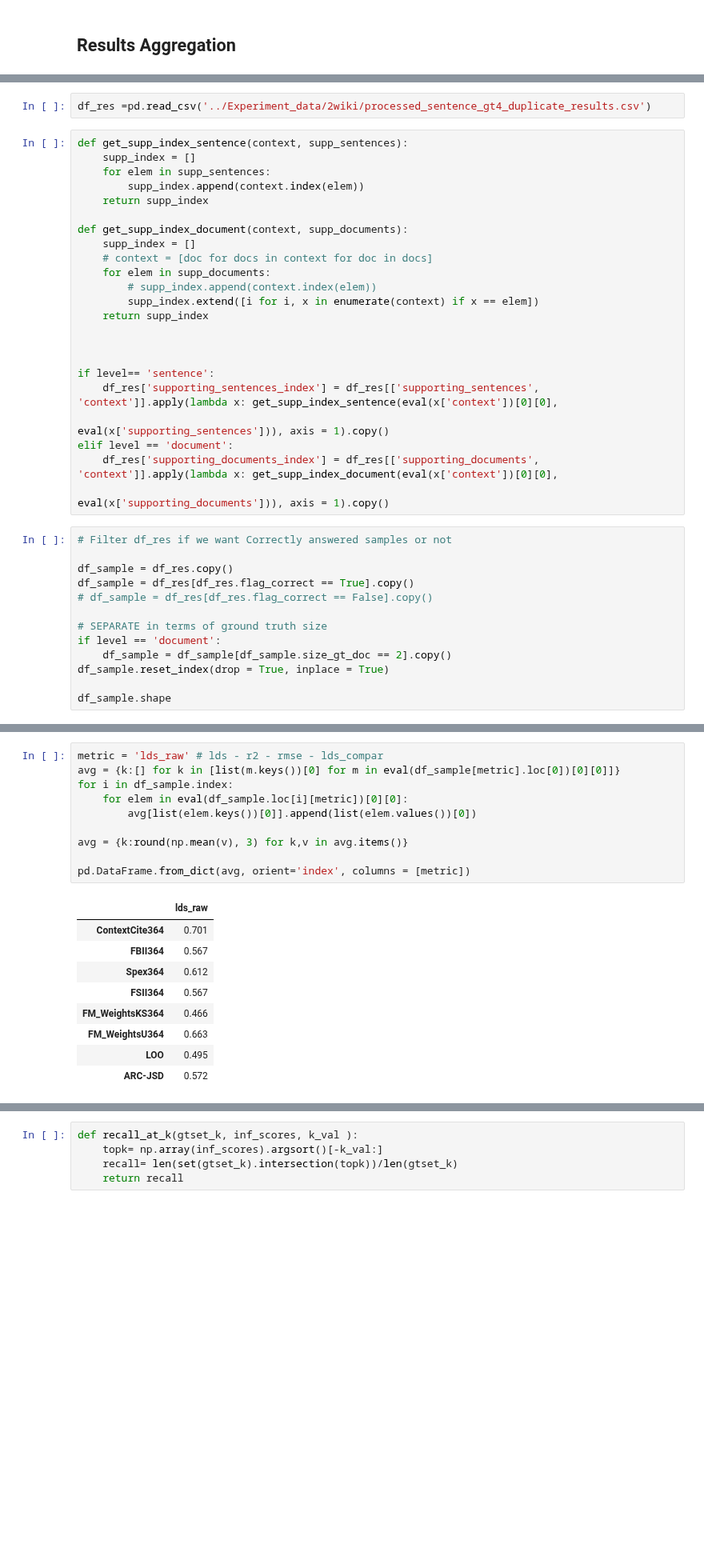
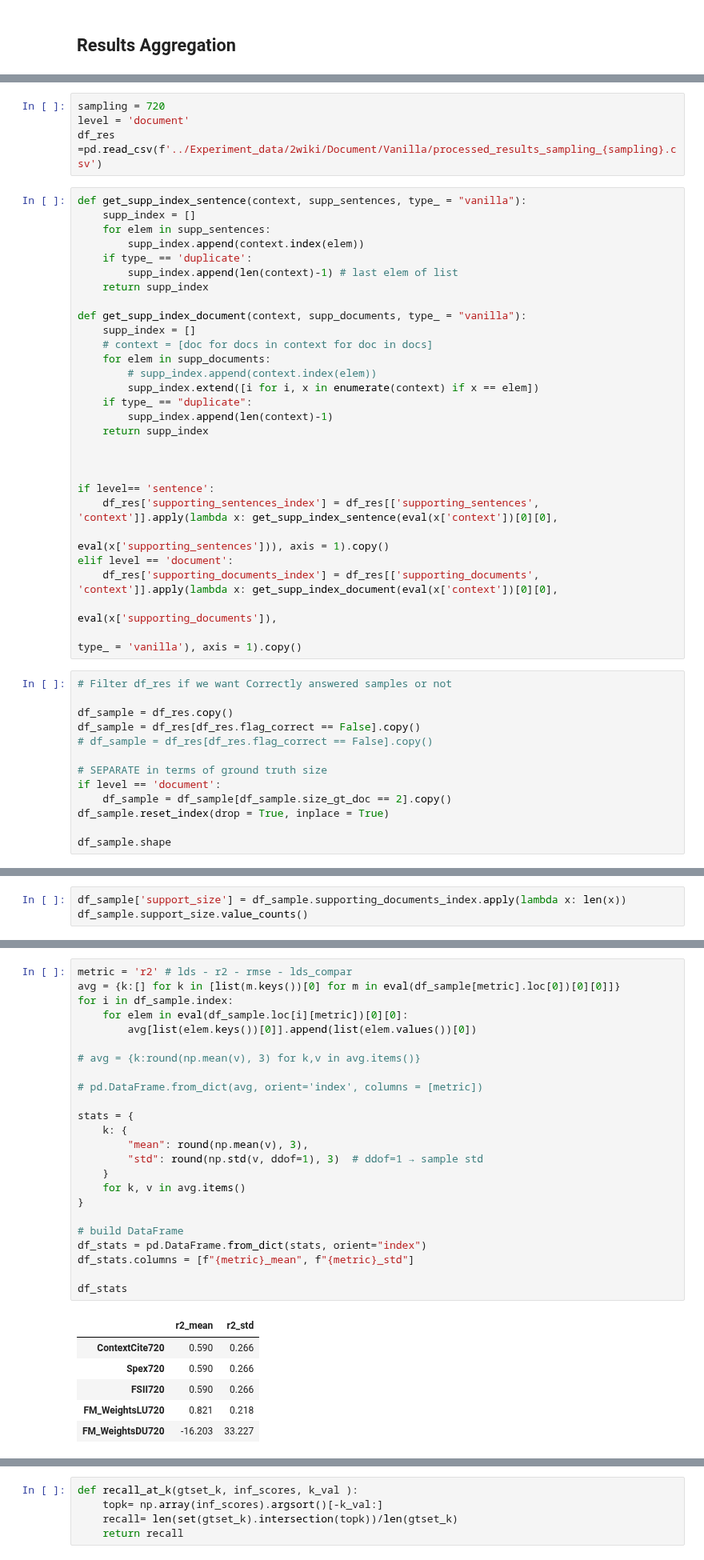
Before and after one commit to iNema9590/LLMX, a Jupyter notebook: Notebooks/2wiki.ipynb, the cells around one changed output, grey strips where cells are left out. Shown at 80% size. Cells and saved outputs as stored; diff of their text form; blank space fills up the shorter version.

```diff
--- a/Notebooks/2wiki.ipynb
+++ b/Notebooks/2wiki.ipynb
@@ -611,18 +608,24 @@ df_res.to_csv('../Experiment_data/2wiki/processed_sentence_gt4_duplicate_results
 # %%
-df_res =pd.read_csv('../Experiment_data/2wiki/processed_sentence_gt4_duplicate_results.csv')
+sampling = 720
+level = 'document'
+df_res =pd.read_csv(f'../Experiment_data/2wiki/Document/Vanilla/processed_results_sampling_{sampling}.csv')
 # %%
-def get_supp_index_sentence(context, supp_sentences):
+def get_supp_index_sentence(context, supp_sentences, type_ = "vanilla"):
     supp_index = []
     for elem in supp_sentences:
         supp_index.append(context.index(elem))
+    if type_ == 'duplicate':
+        supp_index.append(len(context)-1) # last elem of list
     return supp_index
 
-def get_supp_index_document(context, supp_documents):
+def get_supp_index_document(context, supp_documents, type_ = "vanilla"):
     supp_index = []
     # context = [doc for docs in context for doc in docs]
     for elem in supp_documents:
         # supp_index.append(context.index(elem))
         supp_index.extend([i for i, x in enumerate(context) if x == elem])
+    if type_ == "duplicate":
+        supp_index.append(len(context)-1)
     return supp_index
 
 
@@ -632,12 +635,13 @@ if level== 'sentence':
                                                                                                                   eval(x['supporting_sentences'])), axis = 1).copy()
 elif level == 'document':
     df_res['supporting_documents_index'] = df_res[['supporting_documents', 'context']].apply(lambda x: get_supp_index_document(eval(x['context'])[0][0],
-                                                                                                                  eval(x['supporting_documents'])), axis = 1).copy()
+                                                                                                                  eval(x['supporting_documents']),
+                                                                                                                  type_ = 'vanilla'), axis = 1).copy()
 # %%
 # Filter df_res if we want Correctly answered samples or not
 
 df_sample = df_res.copy()
-df_sample = df_res[df_res.flag_correct == True].copy()
+df_sample = df_res[df_res.flag_correct == False].copy()
 # df_sample = df_res[df_res.flag_correct == False].copy()
 
 # SEPARATE in terms of ground truth size
@@ -650,0 +655,3 @@ df_sample.shape
+# %%
+df_sample['support_size'] = df_sample.supporting_documents_index.apply(lambda x: len(x))
+df_sample.support_size.value_counts()
@@ -653,20 +664,31 @@ df_sample.shape
 # %%
-metric = 'lds_raw' # lds - r2 - rmse - lds_compar
+metric = 'r2' # lds - r2 - rmse - lds_compar
 avg = {k:[] for k in [list(m.keys())[0] for m in eval(df_sample[metric].loc[0])[0][0]]}
 for i in df_sample.index:
     for elem in eval(df_sample.loc[i][metric])[0][0]:
         avg[list(elem.keys())[0]].append(list(elem.values())[0])
 
-avg = {k:round(np.mean(v), 3) for k,v in avg.items()}
+# avg = {k:round(np.mean(v), 3) for k,v in avg.items()}
 
-pd.DataFrame.from_dict(avg, orient='index', columns = [metric])
+# pd.DataFrame.from_dict(avg, orient='index', columns = [metric])
+
+stats = {
+    k: {
+        "mean": round(np.mean(v), 3),
+        "std": round(np.std(v, ddof=1), 3)  # ddof=1 → sample std
+    }
+    for k, v in avg.items()
+}
+
+# build DataFrame
+df_stats = pd.DataFrame.from_dict(stats, orient="index")
+df_stats.columns = [f"{metric}_mean", f"{metric}_std"]
+
+df_stats
 # %% [output]
-|  | lds_raw |
-| ContextCite364 | 0.701 |
-| FBII364 | 0.567 |
-| Spex364 | 0.612 |
-| FSII364 | 0.567 |
-| FM_WeightsKS364 | 0.466 |
-| FM_WeightsU364 | 0.663 |
-| LOO | 0.495 |
-| ARC-JSD | 0.572 |
+|  | r2_mean | r2_std |
+| ContextCite720 | 0.590 | 0.266 |
+| Spex720 | 0.590 | 0.266 |
+| FSII720 | 0.590 | 0.266 |
+| FM_WeightsLU720 | 0.821 | 0.218 |
+| FM_WeightsDU720 | -16.203 | 33.227 |
```
Also changed, not shown: parts of 25 cells of this notebook, 1 other file.
